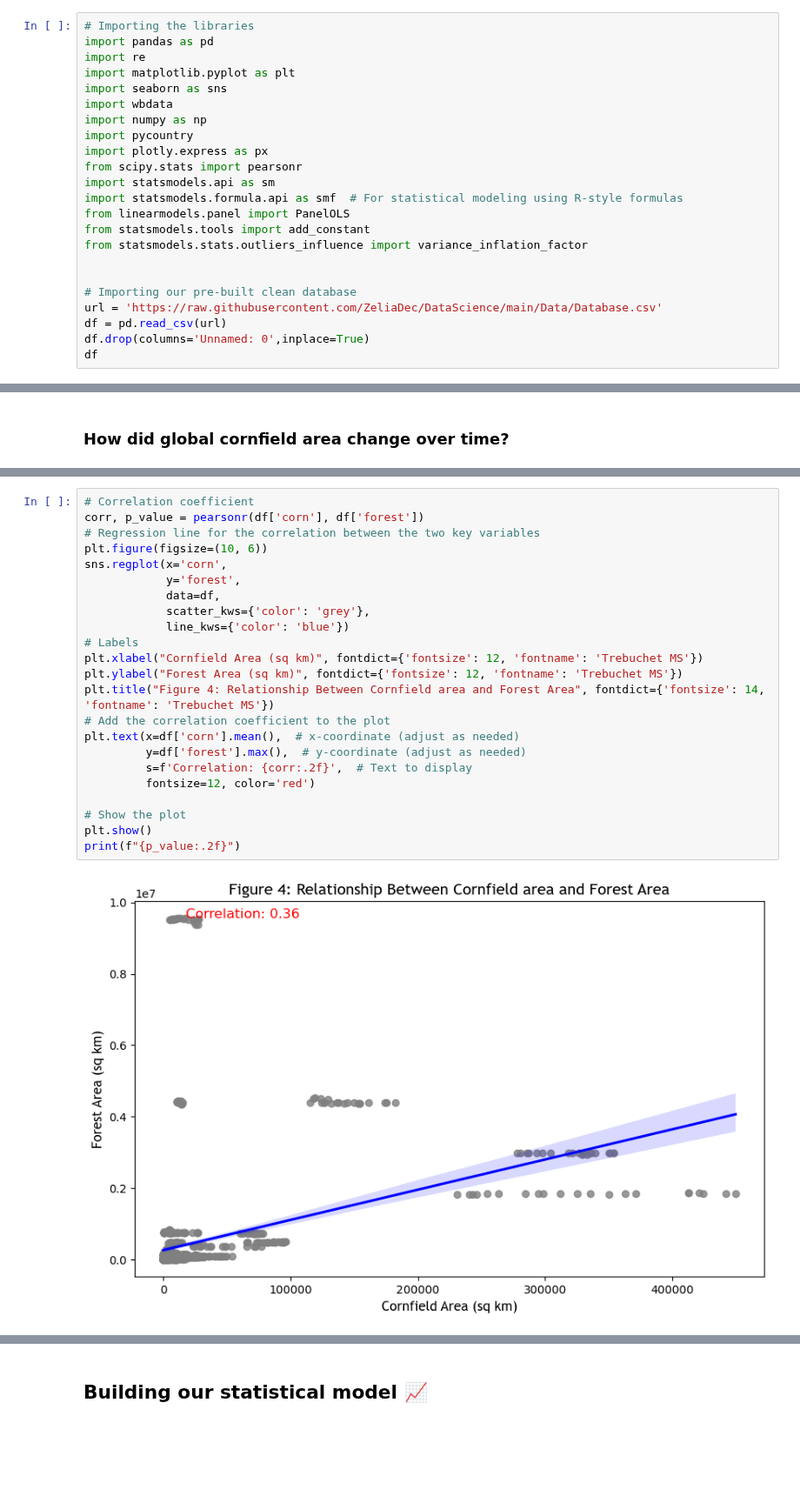
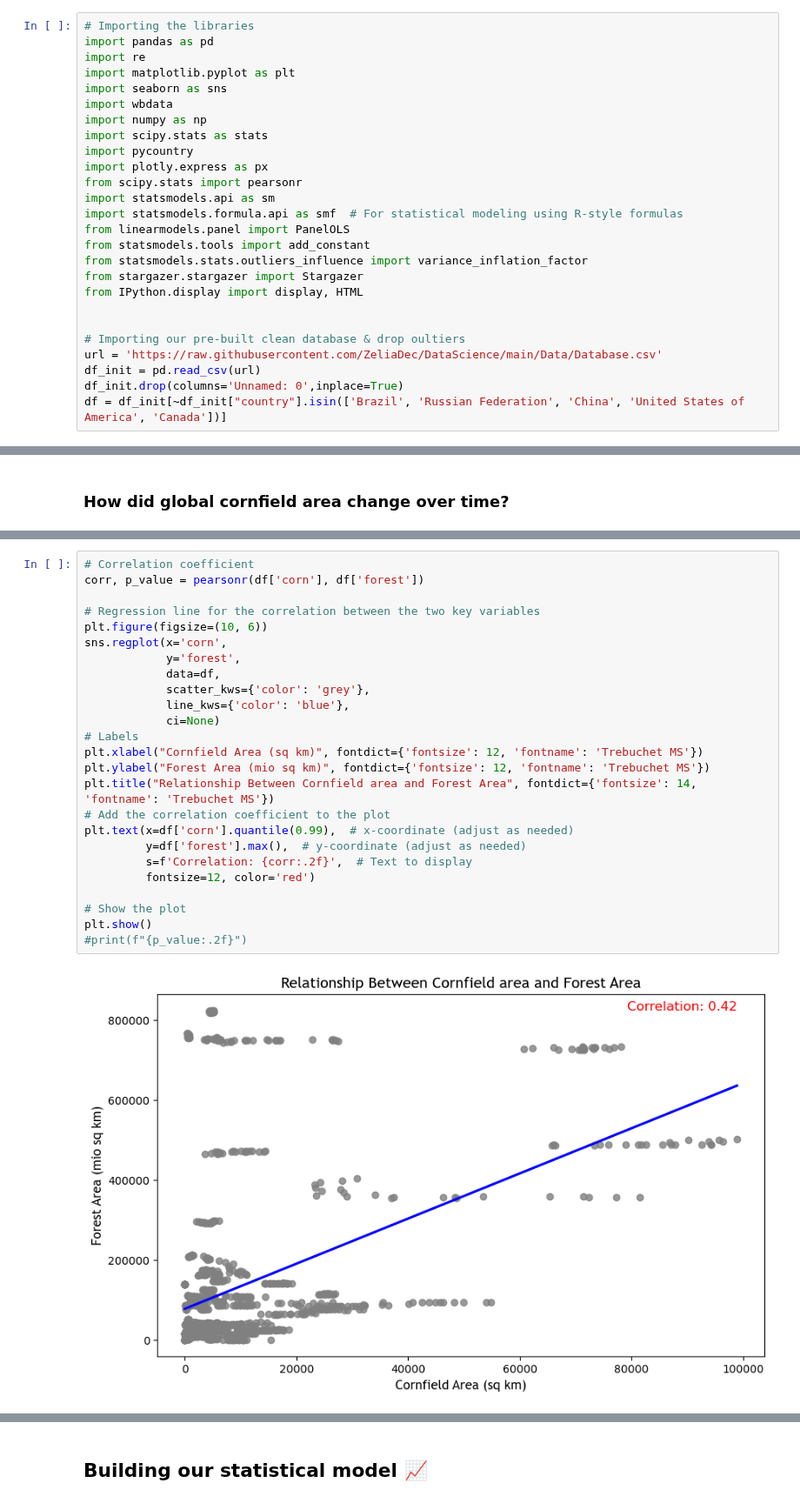
Before and after one commit to ZeliaDec/DataScience, a Jupyter notebook: Final_submission.ipynb, the cells around one changed output, grey strips where cells are left out. Shown at 87% size. Cells and saved outputs as stored; diff of their text form; blank space fills up the shorter version.

```diff
--- a/Final_submission.ipynb
+++ b/Final_submission.ipynb
@@ -74,6 +74,7 @@ import matplotlib.pyplot as plt
 import seaborn as sns
 import wbdata
 import numpy as np
+import scipy.stats as stats
 import pycountry
 import plotly.express as px
 from scipy.stats import pearsonr
@@ -82,10 +83,12 @@ import statsmodels.formula.api as smf  # For statistical modeling using R-style
 from linearmodels.panel import PanelOLS
 from statsmodels.tools import add_constant
 from statsmodels.stats.outliers_influence import variance_inflation_factor
+from stargazer.stargazer import Stargazer
+from IPython.display import display, HTML
 
 
-# Importing our pre-built clean database
+# Importing our pre-built clean database & drop oultiers
 url = 'https://raw.githubusercontent.com/ZeliaDec/DataScience/main/Data/Database.csv'
-df = pd.read_csv(url)
-df.drop(columns='Unnamed: 0',inplace=True)
-df
+df_init = pd.read_csv(url)
+df_init.drop(columns='Unnamed: 0',inplace=True)
+df = df_init[~df_init["country"].isin(['Brazil', 'Russian Federation', 'China', 'United States of America', 'Canada'])]
@@ -144,25 +147,27 @@ corn_area.plot.line(x='year',y='corn',color='#ffe000', title='Figure 3: Cornfiel
 # %%
 # Correlation coefficient
 corr, p_value = pearsonr(df['corn'], df['forest'])
+
 # Regression line for the correlation between the two key variables
 plt.figure(figsize=(10, 6))
 sns.regplot(x='corn',
             y='forest',
             data=df,
             scatter_kws={'color': 'grey'},
-            line_kws={'color': 'blue'})
+            line_kws={'color': 'blue'},
+            ci=None)
 # Labels
 plt.xlabel("Cornfield Area (sq km)", fontdict={'fontsize': 12, 'fontname': 'Trebuchet MS'})
-plt.ylabel("Forest Area (sq km)", fontdict={'fontsize': 12, 'fontname': 'Trebuchet MS'})
-plt.title("Figure 4: Relationship Between Cornfield area and Forest Area", fontdict={'fontsize': 14, 'fontname': 'Trebuchet MS'})
+plt.ylabel("Forest Area (mio sq km)", fontdict={'fontsize': 12, 'fontname': 'Trebuchet MS'})
+plt.title("Relationship Between Cornfield area and Forest Area", fontdict={'fontsize': 14, 'fontname': 'Trebuchet MS'})
 # Add the correlation coefficient to the plot
-plt.text(x=df['corn'].mean(),  # x-coordinate (adjust as needed)
+plt.text(x=df['corn'].quantile(0.99),  # x-coordinate (adjust as needed)
          y=df['forest'].max(),  # y-coordinate (adjust as needed)
          s=f'Correlation: {corr:.2f}',  # Text to display
          fontsize=12, color='red')
 
 # Show the plot
 plt.show()
-print(f"{p_value:.2f}")
+#print(f"{p_value:.2f}")
 # %% [output]
-[figure, old version]
+[figure, new version]
```
Also changed, not shown: parts of 58 cells of this notebook.
